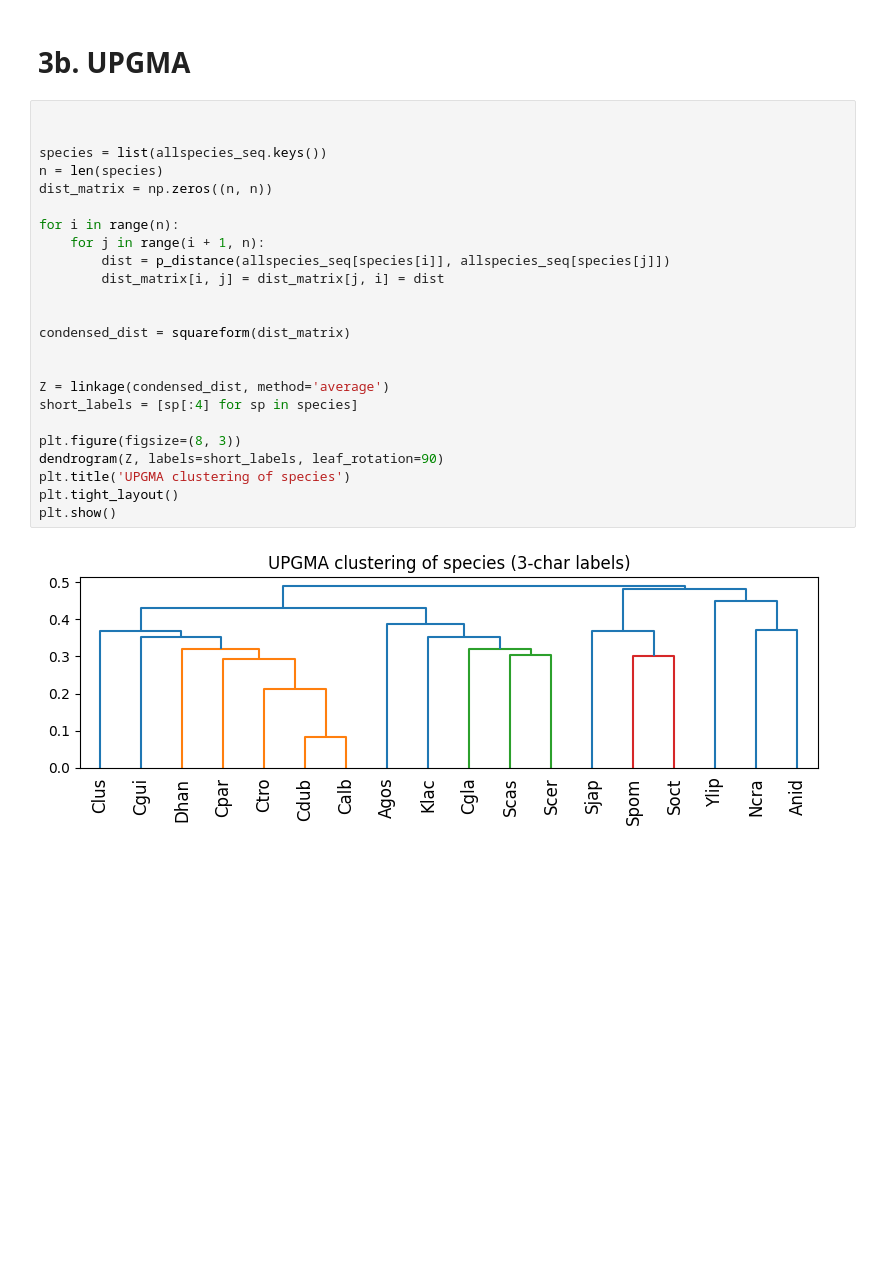
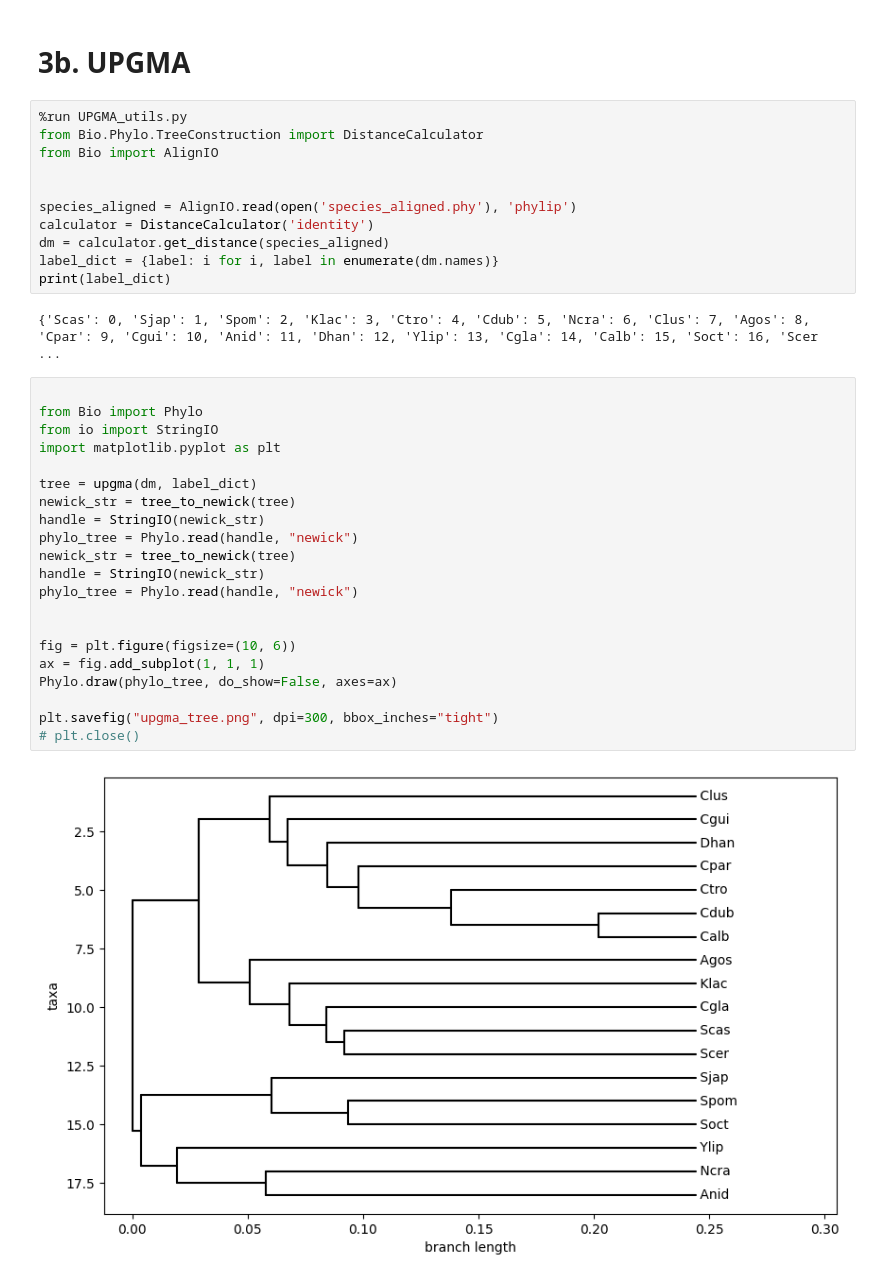
Before and after one commit to akshaysanjeevk/SequenceAnalysis-Course, a Jupyter notebook: HW-3/sumbission-hw3.ipynb, the cells around one changed output. Cells and saved outputs as stored; diff of their text form; blank space fills up the shorter version.

```diff
--- a/HW-3/sumbission-hw3.ipynb
+++ b/HW-3/sumbission-hw3.ipynb
@@ -82,28 +104,38 @@ write_fasta(allspecies_seq, 'species_aligned.fasta')
 # %% [markdown]
 # 3b. UPGMA
-# %%
-
-
-species = list(allspecies_seq.keys())
-n = len(species)
-dist_matrix = np.zeros((n, n))
-
-for i in range(n):
-    for j in range(i + 1, n):
-        dist = p_distance(allspecies_seq[species[i]], allspecies_seq[species[j]])
-        dist_matrix[i, j] = dist_matrix[j, i] = dist
-
-
-condensed_dist = squareform(dist_matrix)
-
-
-Z = linkage(condensed_dist, method='average')
-short_labels = [sp[:4] for sp in species]
-
-plt.figure(figsize=(8, 3))
-dendrogram(Z, labels=short_labels, leaf_rotation=90)
-plt.title('UPGMA clustering of species')
-plt.tight_layout()
-plt.show()
-# %% [output]
-[figure, removed]
+# %%
+%run UPGMA_utils.py
+from Bio.Phylo.TreeConstruction import DistanceCalculator
+from Bio import AlignIO
+
+
+species_aligned = AlignIO.read(open('species_aligned.phy'), 'phylip')
+calculator = DistanceCalculator('identity')
+dm = calculator.get_distance(species_aligned)
+label_dict = {label: i for i, label in enumerate(dm.names)}
+print(label_dict)
+# %% [output]
+{'Scas': 0, 'Sjap': 1, 'Spom': 2, 'Klac': 3, 'Ctro': 4, 'Cdub': 5, 'Ncra': 6, 'Clus': 7, 'Agos': 8, 'Cpar': 9, 'Cgui': 10, 'Anid': 11, 'Dhan': 12, 'Ylip': 13, 'Cgla': 14, 'Calb': 15, 'Soct': 16, 'Scer ...
+# %%
+
+from Bio import Phylo
+from io import StringIO
+import matplotlib.pyplot as plt
+
+tree = upgma(dm, label_dict)
+newick_str = tree_to_newick(tree)
+handle = StringIO(newick_str)
+phylo_tree = Phylo.read(handle, "newick")
+newick_str = tree_to_newick(tree)
+handle = StringIO(newick_str)
+phylo_tree = Phylo.read(handle, "newick")
+
+
+fig = plt.figure(figsize=(10, 6))
+ax = fig.add_subplot(1, 1, 1)
+Phylo.draw(phylo_tree, do_show=False, axes=ax)
+
+plt.savefig("upgma_tree.png", dpi=300, bbox_inches="tight")
+# plt.close()
+# %% [output]
+[figure, added]
```
Also changed, not shown: parts of 3 cells of this notebook, 11 other files.
